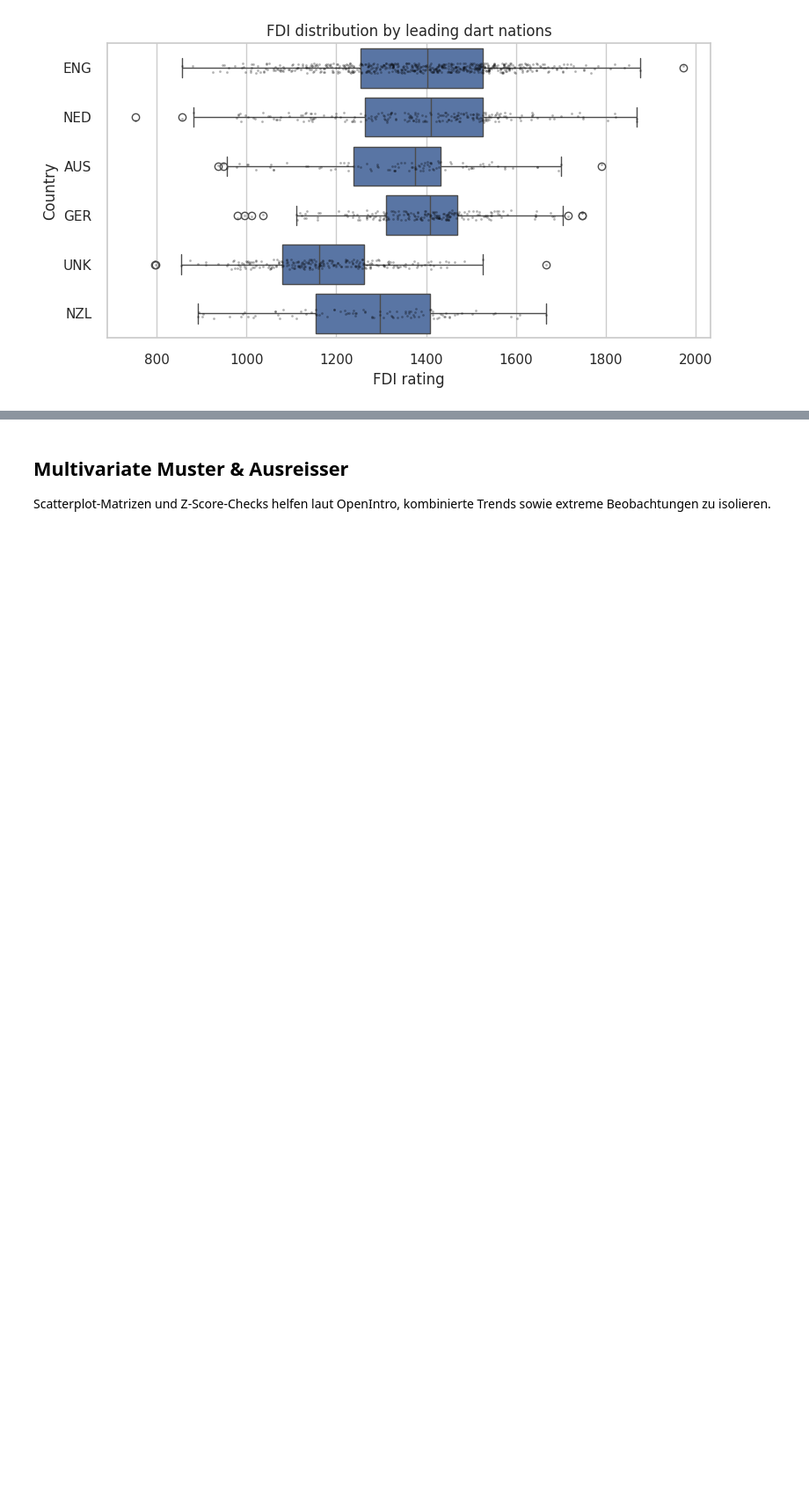
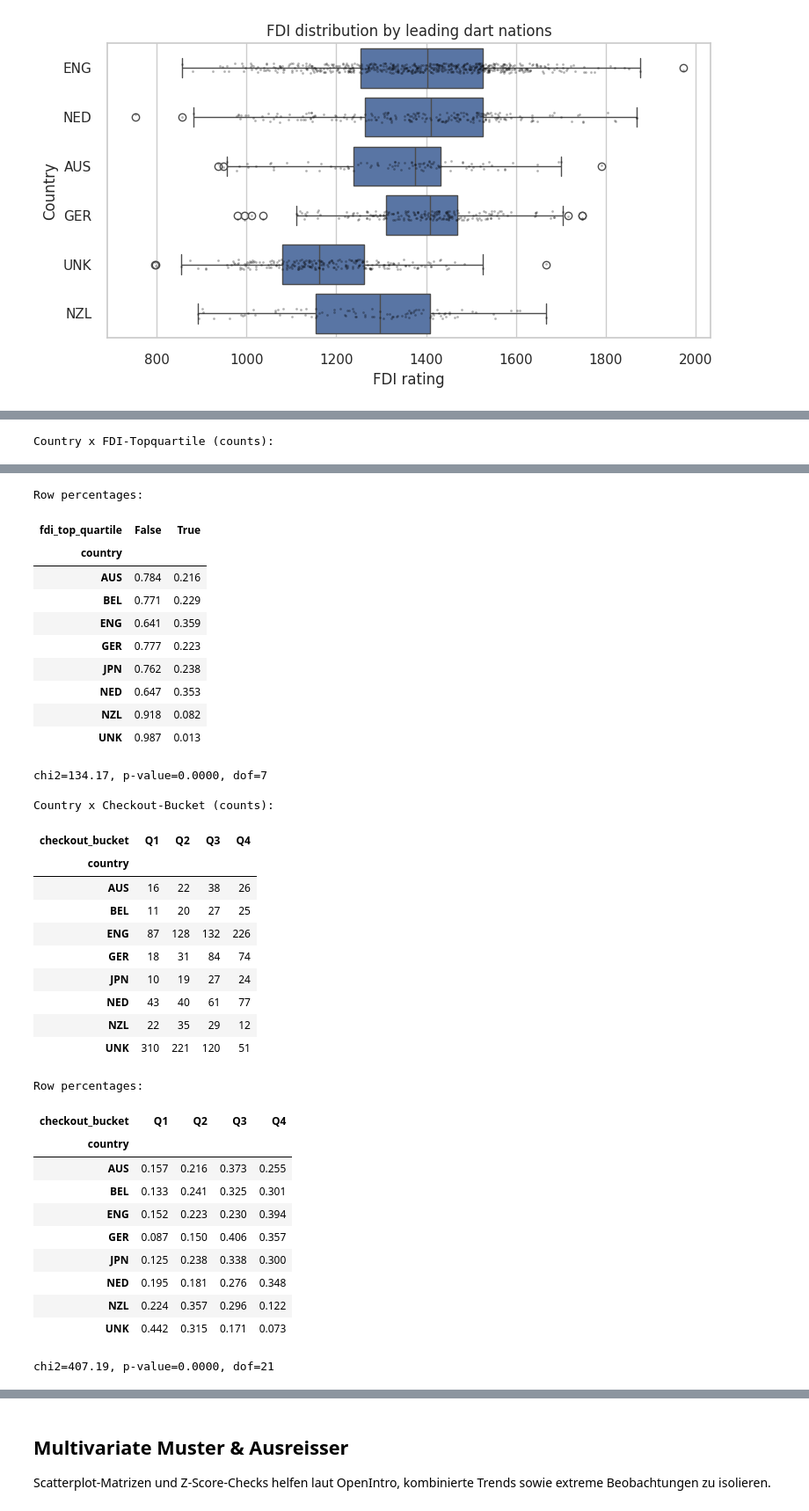
Before and after one commit to simon-w19/fdi-analytics, a Jupyter notebook: notebooks/eda.ipynb, the cells around one changed output, grey strips where cells are left out. Shown at 88% size. Cells and saved outputs as stored; diff of their text form; code cells hidden in the pictures; blank space fills up the shorter version.

```diff
--- a/notebooks/eda.ipynb
+++ b/notebooks/eda.ipynb
@@ -401,0 +699,42 @@ plt.show()
+# %%
+from scipy.stats import chi2_contingency
+
+# Country vs FDI-Topquartil
+ct_base = df[["country", "profile_fdi_rating"]].dropna().copy()
+top_countries_ct = ct_base["country"].value_counts().nlargest(8).index
+ct_subset = ct_base[ct_base["country"].isin(top_countries_ct)].copy()
+threshold = ct_subset["profile_fdi_rating"].quantile(0.75)
+ct_subset["fdi_top_quartile"] = ct_subset["profile_fdi_rating"] >= threshold
+ct_fdi = pd.crosstab(ct_subset["country"], ct_subset["fdi_top_quartile"])
+chi2, pval, dof, expected = chi2_contingency(ct_fdi)
+row_pct = ct_fdi.div(ct_fdi.sum(axis=1), axis=0).round(3)
+print("Country x FDI-Topquartile (counts):")
+display(ct_fdi)
+print("Row percentages:")
+display(row_pct)
+print(f"chi2={chi2:.2f}, p-value={pval:.4f}, dof={dof}")
+
+# Country vs Checkout-Buckets (quartiles)
+checkout_col = "last_12_months_checkout_pcnt"
+chk_base = df[["country", checkout_col]].dropna().copy()
+if chk_base.shape[0] > 0:
+    top_countries_chk = chk_base["country"].value_counts().nlargest(8).index
+    chk_subset = chk_base[chk_base["country"].isin(top_countries_chk)].copy()
+    chk_subset["checkout_bucket"] = pd.qcut(
+        chk_subset[checkout_col],
+        q=4,
+        duplicates="drop",
+        labels=["Q1", "Q2", "Q3", "Q4"][: chk_subset[checkout_col].nunique()],
+    )
+    ct_checkout = pd.crosstab(chk_subset["country"], chk_subset["checkout_bucket"])
+    chi2_c, pval_c, dof_c, _ = chi2_contingency(ct_checkout)
+    row_pct_chk = ct_checkout.div(ct_checkout.sum(axis=1), axis=0).round(3)
+    print("\nCountry x Checkout-Bucket (counts):")
+    display(ct_checkout)
+    print("Row percentages:")
+    display(row_pct_chk)
+    print(f"chi2={chi2_c:.2f}, p-value={pval_c:.4f}, dof={dof_c}")
+else:
+    print("Keine Checkout-Daten für Kontingenztabelle verfügbar.")
+# %% [output]
+Country x FDI-Topquartile (counts):
@@ -401,0 +751,36 @@ plt.show()
+Row percentages:
+| fdi_top_quartile | False | True |
+| country |  |  |
+| AUS | 0.784 | 0.216 |
+| BEL | 0.771 | 0.229 |
+| ENG | 0.641 | 0.359 |
+| GER | 0.777 | 0.223 |
+| JPN | 0.762 | 0.238 |
+| NED | 0.647 | 0.353 |
+| NZL | 0.918 | 0.082 |
+| UNK | 0.987 | 0.013 |
+chi2=134.17, p-value=0.0000, dof=7
+
+Country x Checkout-Bucket (counts):
+| checkout_bucket | Q1 | Q2 | Q3 | Q4 |
+| country |  |  |  |  |
+| AUS | 16 | 22 | 38 | 26 |
+| BEL | 11 | 20 | 27 | 25 |
+| ENG | 87 | 128 | 132 | 226 |
+| GER | 18 | 31 | 84 | 74 |
+| JPN | 10 | 19 | 27 | 24 |
+| NED | 43 | 40 | 61 | 77 |
+| NZL | 22 | 35 | 29 | 12 |
+| UNK | 310 | 221 | 120 | 51 |
+Row percentages:
+| checkout_bucket | Q1 | Q2 | Q3 | Q4 |
+| country |  |  |  |  |
+| AUS | 0.157 | 0.216 | 0.373 | 0.255 |
+| BEL | 0.133 | 0.241 | 0.325 | 0.301 |
+| ENG | 0.152 | 0.223 | 0.230 | 0.394 |
+| GER | 0.087 | 0.150 | 0.406 | 0.357 |
+| JPN | 0.125 | 0.238 | 0.338 | 0.300 |
+| NED | 0.195 | 0.181 | 0.276 | 0.348 |
+| NZL | 0.224 | 0.357 | 0.296 | 0.122 |
+| UNK | 0.442 | 0.315 | 0.171 | 0.073 |
+chi2=407.19, p-value=0.0000, dof=21
```
Also changed, not shown: parts of 20 cells of this notebook, 8 other files.
